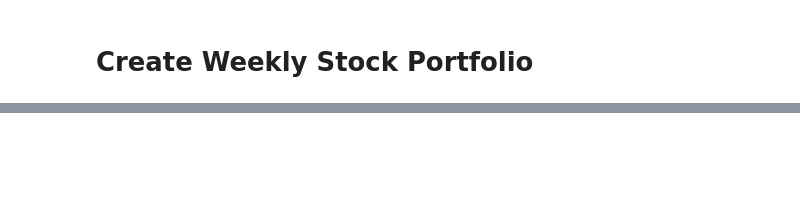
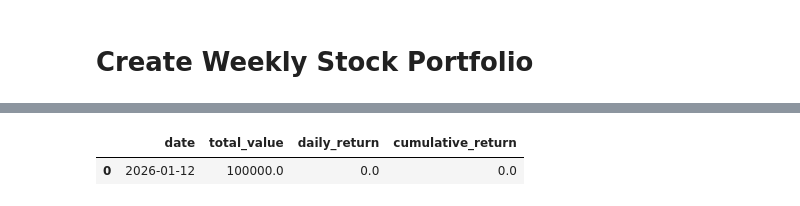
Before and after one commit to alex-sy-tang/ML_Portfolio, a Jupyter notebook: notebooks/ML_Portfolio_Management.ipynb, the cells around one changed output, grey strips where cells are left out. Cells and saved outputs as stored; diff of their text form; code cells hidden in the pictures; blank space fills up the shorter version.

```diff
--- a/notebooks/ML_Portfolio_Management.ipynb
+++ b/notebooks/ML_Portfolio_Management.ipynb
@@ -662,13 +665,34 @@ NameError: name 'calculate_portfolio_metrics' is not defined
 # %%
 #create a new function that tracks the historical performance.
 #create the new function by merging the calculate weekly portfolio metrics function
-def historical_performance(hist_perf_file_path, df_weekly_perf, curr_date: datetime, start_date = "2026-01-05", init_value = 1000000):
+def historical_performance(hist_perf_file_path, df_weekly_perf, prev_date: datetime, start_date = "2026-01-12", init_value = 100000):
     if hist_perf_file_path.is_file():
-        df_hist_perf = pd.read_csv(hist_perf_file_path)
+        df = pd.read_csv(hist_perf_file_path)
     else:
-        df_hist_perf = pd.DataFrame()
-    curr_date_str = str(curr_date)
-    df_daily_perf = df_weekly_perf[curr_date_str]
-    df_hist_perf = pd.concat([df_hist_perf, df_daily_perf])
+        df = pd.DataFrame()
+    prev_date_str = str(prev_date)
+    df_daily_perf = df_weekly_perf[df_weekly_perf['date'] == prev_date_str]
 
-    return df_hist_perf
+    if len(df) == 0:
+        df = pd.concat([df, df_daily_perf], axis = 1)
+    else:
+        if len(df[df['date'] == prev_date_str]) == 0:
+            df = pd.concat([df, df_daily_perf], axis = 1)
+
+    df.loc[0,'total_value'] = init_value
+
+
+    df.to_csv(hist_perf_file_path, index = False)
+
+
+
+    return df
+# %%
+hist_perf_file_path = DATA_DIR/'processed'/'historical_performance.csv'
+prev_date = datetime.now().date() - timedelta(days = 1)
+
+df_hist_perf = historical_performance(hist_perf_file_path, df_weekly_perf, prev_date)
+df_hist_perf
+# %% [output]
+|  | date | total_value | daily_return | cumulative_return |
+| 0 | 2026-01-12 | 100000.0 | 0.0 | 0.0 |
```
Also changed, not shown: parts of 22 cells of this notebook, 6 other files.
